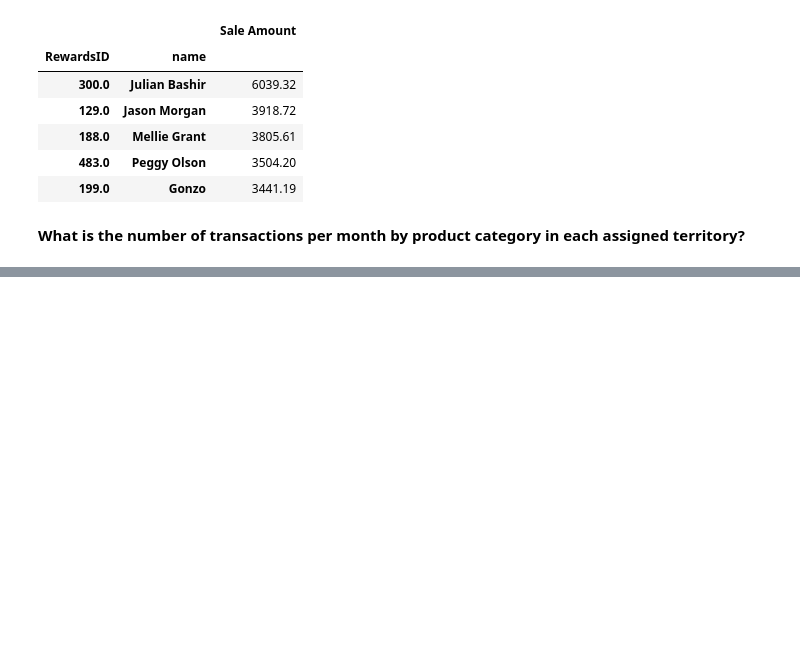
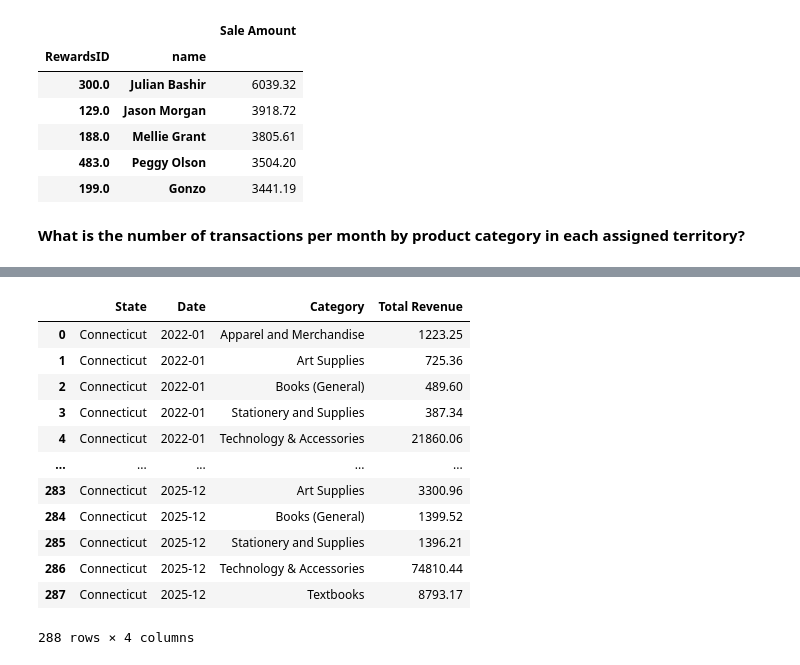
Before and after one commit to ktran-dot1/Capstone_2, a Jupyter notebook: Tran__sales_analysis.ipynb, the cells around one changed output, grey strips where cells are left out. Drawn from its saved outputs; the diff is of its cells as text; code cells hidden in the pictures; blank space fills up the shorter version.

```diff
--- a/Tran__sales_analysis.ipynb
+++ b/Tran__sales_analysis.ipynb
@@ -479,0 +542,4 @@ ct_transactions
+# %%
+# Total sales revenue per month by category for Connecticut
+ct_prod_revenue = ct_prod_sales.groupby(["State", "Date", "Category"])["Sale Amount"].sum()
+ct_prod_revenue
@@ -479,0 +560,18 @@ ct_transactions
+# %%
+ct_prod_revenue = ct_prod_revenue.reset_index()
+ct_prod_revenue.columns = ["State", "Date", "Category", "Total Revenue"]
+ct_prod_revenue
+# %% [output]
+|  | State | Date | Category | Total Revenue |
+| 0 | Connecticut | 2022-01 | Apparel and Merchandise | 1223.25 |
+| 1 | Connecticut | 2022-01 | Art Supplies | 725.36 |
+| 2 | Connecticut | 2022-01 | Books (General) | 489.60 |
+| 3 | Connecticut | 2022-01 | Stationery and Supplies | 387.34 |
+| 4 | Connecticut | 2022-01 | Technology & Accessories | 21860.06 |
+| ... | ... | ... | ... | ... |
+| 283 | Connecticut | 2025-12 | Art Supplies | 3300.96 |
+| 284 | Connecticut | 2025-12 | Books (General) | 1399.52 |
+| 285 | Connecticut | 2025-12 | Stationery and Supplies | 1396.21 |
+| 286 | Connecticut | 2025-12 | Technology & Accessories | 74810.44 |
+| 287 | Connecticut | 2025-12 | Textbooks | 8793.17 |
+288 rows × 4 columns
```
Also changed, not shown: parts of 13 cells of this notebook.
